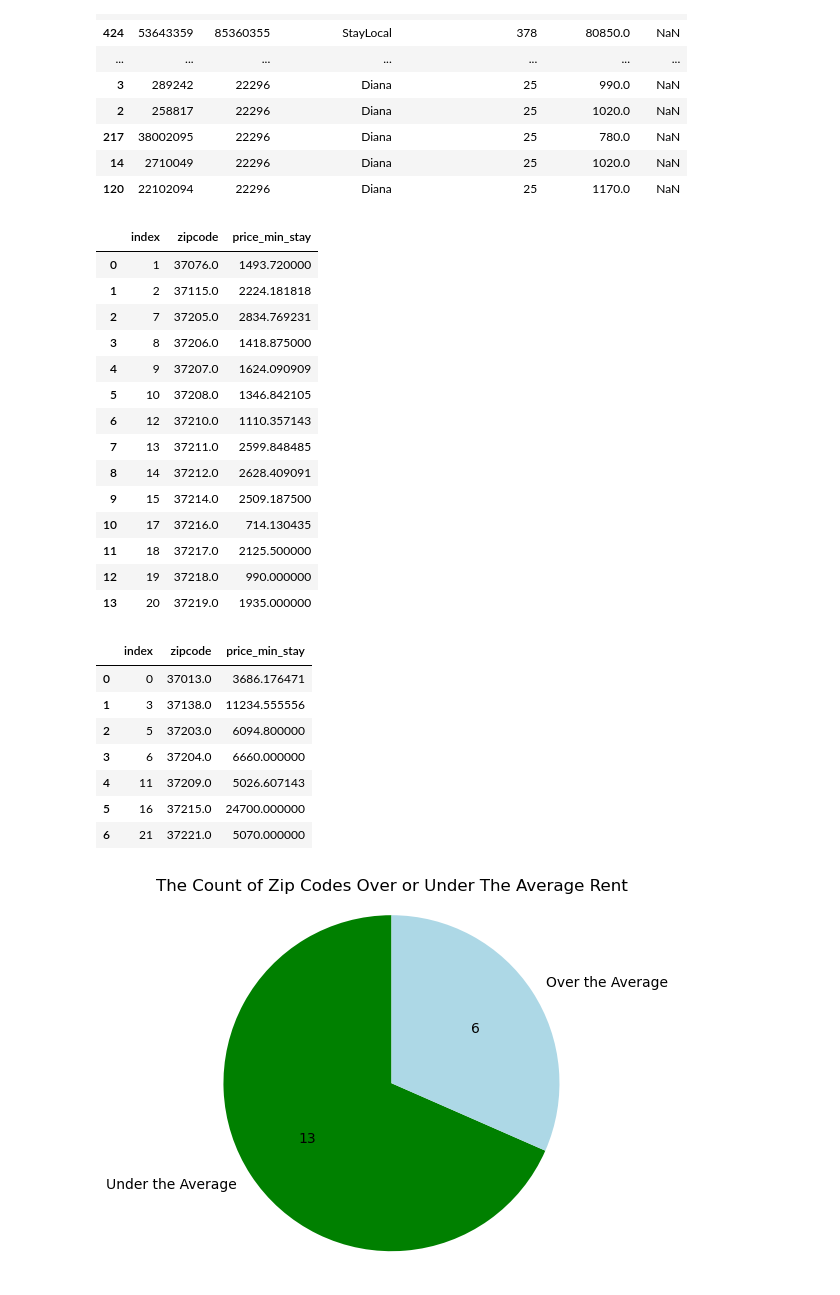
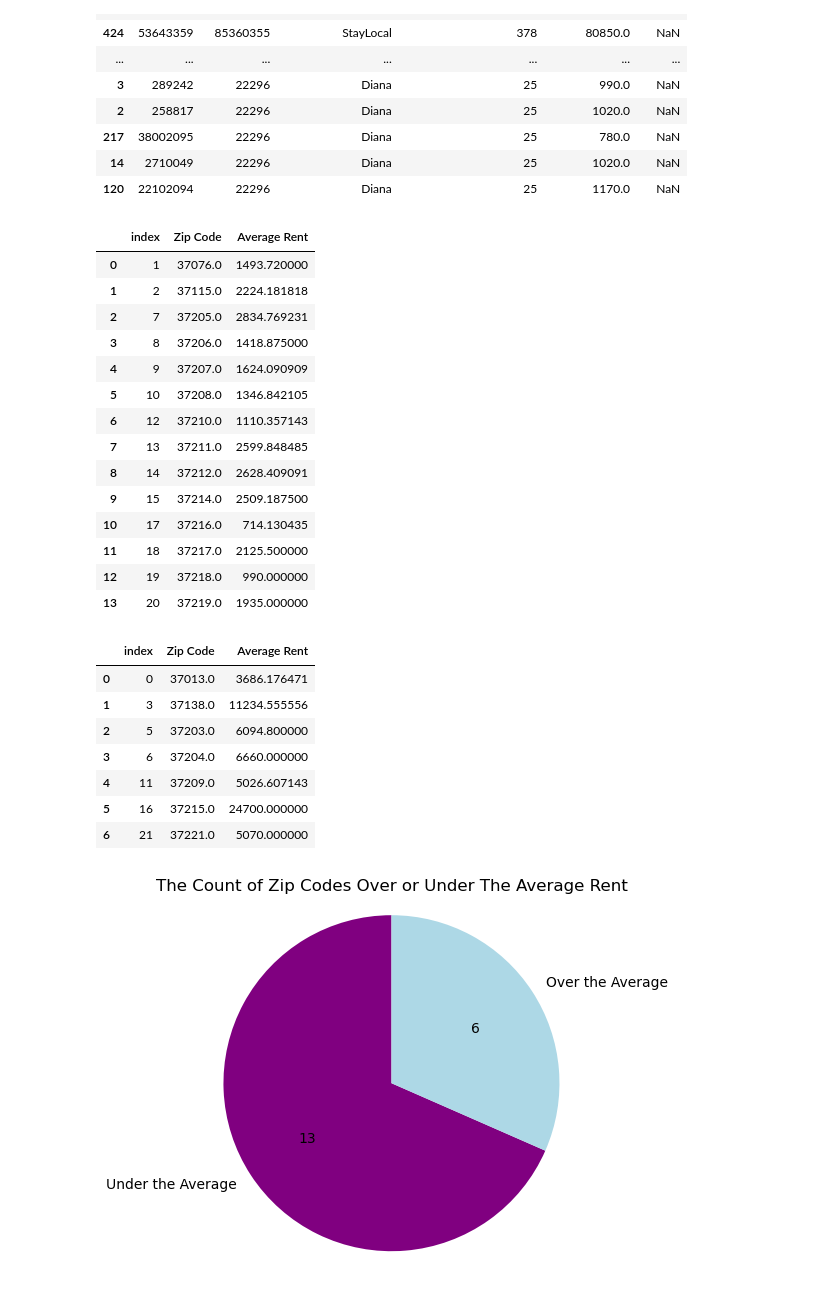
Before and after one commit to jacobvogs/Airbnb-Listings-in-Nash, a Jupyter notebook: notebook/capstone.ipynb, the cells around one changed output. Cells and saved outputs as stored; diff of their text form; code cells hidden in the pictures.

Commit message:
Visuals

```diff
--- a/notebook/capstone.ipynb
+++ b/notebook/capstone.ipynb
@@ -505,10 +507,10 @@ hosts.sort_values(by='host_total_listings_count',ascending=False).dropna(subset=
 | 14 | 2710049 | 22296 | Diana | 25 | 1020.0 | NaN |
 | 120 | 22102094 | 22296 | Diana | 25 | 1170.0 | NaN |
 # %%
-under_avg = zip_avg.loc[zip_avg['price_min_stay']< 2844].reset_index()
+under_avg = zip_avg.loc[zip_avg['Average Rent']< 2844].reset_index()
 under_avg
 # %% [output]
-|  | index | zipcode | price_min_stay |
+|  | index | Zip Code | Average Rent |
 | 0 | 1 | 37076.0 | 1493.720000 |
 | 1 | 2 | 37115.0 | 2224.181818 |
 | 2 | 7 | 37205.0 | 2834.769231 |
@@ -524,10 +526,10 @@ under_avg
 | 12 | 19 | 37218.0 | 990.000000 |
 | 13 | 20 | 37219.0 | 1935.000000 |
 # %%
-over_avg = zip_avg.loc[zip_avg['price_min_stay']> 2844].reset_index()
+over_avg = zip_avg.loc[zip_avg['Average Rent']> 2844].reset_index()
 over_avg
 # %% [output]
-|  | index | zipcode | price_min_stay |
+|  | index | Zip Code | Average Rent |
 | 0 | 0 | 37013.0 | 3686.176471 |
 | 1 | 3 | 37138.0 | 11234.555556 |
 | 2 | 5 | 37203.0 | 6094.800000 |
@@ -538,12 +540,12 @@ over_avg
 # %%
 values = np.array([13,6])
 labels = ['Under the Average','Over the Average' ]
-colors = ['purple','lightpurple']
+colors = ['purple','lightblue']
 plt.pie(values, labels=labels, autopct=lambda x: '{:.0f}'.format(x * sum(values) / 100),colors=colors, startangle=90)
 plt.title('The Count of Zip Codes Over or Under The Average Rent')
 plt.axis('equal')
 ##plt.savefig('pichart.jpg')
 plt.show()
 # %% [output]
-[figure, old version]
+[figure, new version]
 # %%
```
Also changed, not shown: parts of 16 cells of this notebook.
